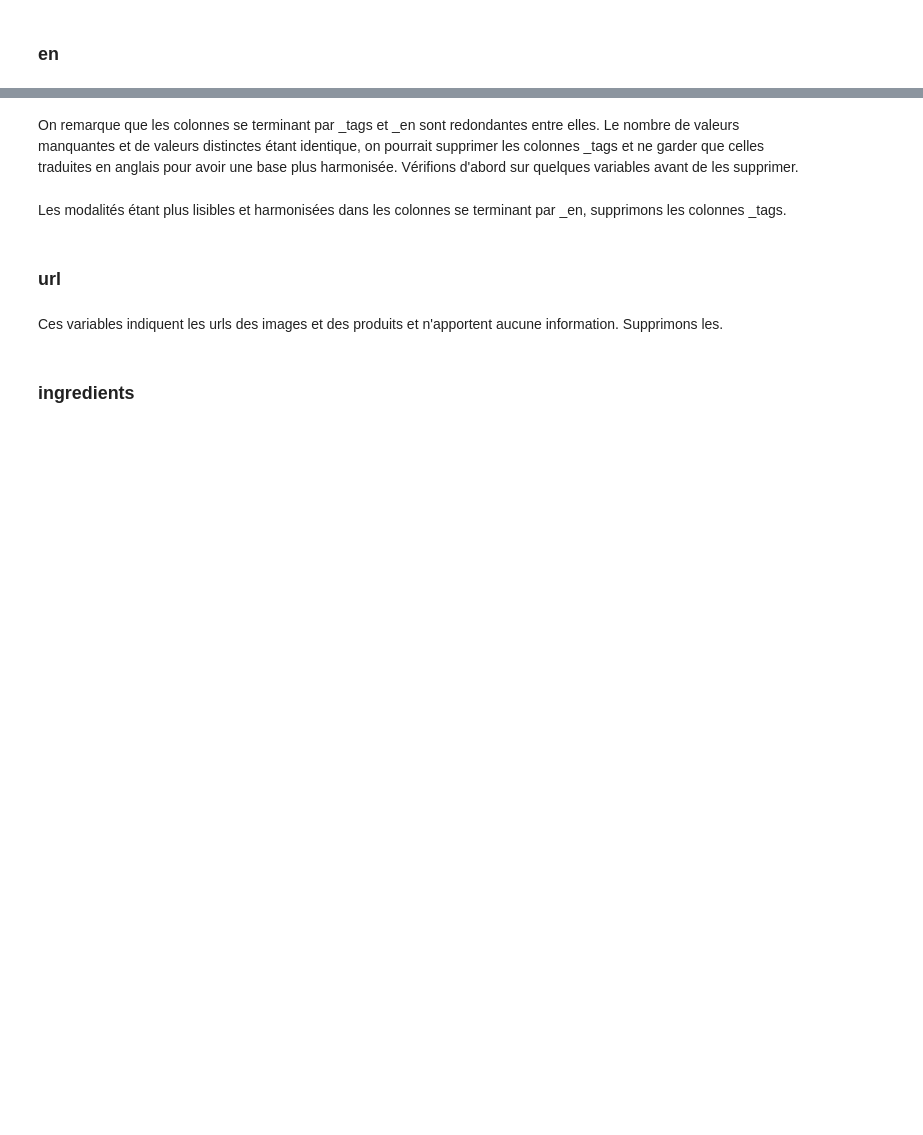
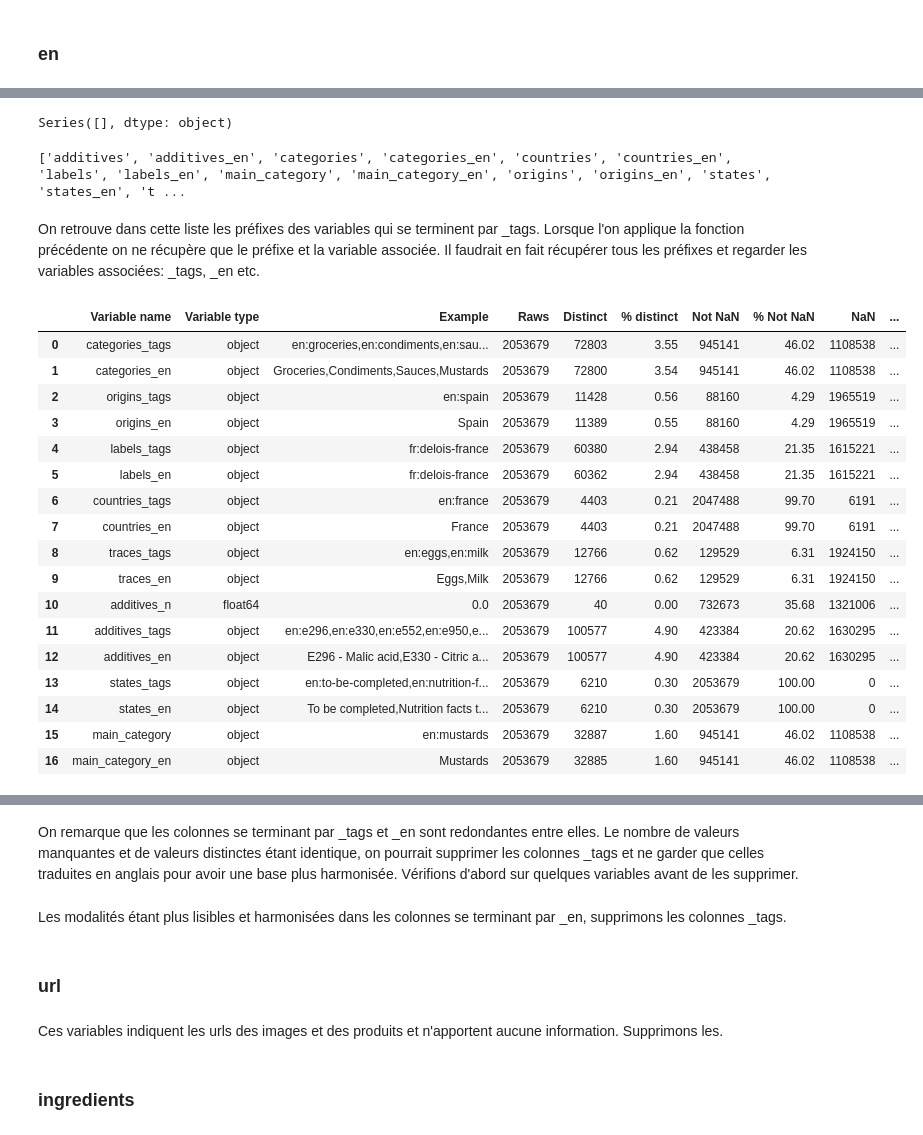
Before and after one commit to Milie-Mimi/OC_DS_Project3, a Jupyter notebook: Projet_3_Cleaning_EGR.ipynb, the cells around one changed output, grey strips where cells are left out. Cells and saved outputs as stored; diff of their text form; code cells hidden in the pictures; blank space fills up the shorter version.

```diff
--- a/Projet_3_Cleaning_EGR.ipynb
+++ b/Projet_3_Cleaning_EGR.ipynb
@@ -481,0 +529,10 @@ La documentation nous indique que ces variables sont la traduction des variables
+# %%
+openfoodfacts.iloc[:,openfoodfacts.columns.str.endswith('_en')].select_dtypes(exclude = ['object']).dtypes
+# %% [output]
+Series([], dtype: object)
+# %%
+print(liste_col_endswith(openfoodfacts_tags, 'en'))
+# %% [output]
+['additives', 'additives_en', 'categories', 'categories_en', 'countries', 'countries_en', 'labels', 'labels_en', 'main_category', 'main_category_en', 'origins', 'origins_en', 'states', 'states_en', 't ...
+# %% [markdown]
+On retrouve dans cette liste les préfixes des variables qui se terminent par _tags. Lorsque l'on applique la fonction précédente on ne récupère que le préfixe et la variable associée. Il faudrait en fait récupérer tous les préfixes et regarder les variables associées: _tags, _en etc.
@@ -481,0 +556,21 @@ La documentation nous indique que ces variables sont la traduction des variables
+# %%
+describe_variables(openfoodfacts_tags.iloc[:,openfoodfacts_tags.columns.isin(liste_col_en)])
+# %% [output]
+|  | Variable name | Variable type | Example | Raws | Distinct | % distinct | Not NaN | % Not NaN | NaN | ... |
+| 0 | categories_tags | object | en:groceries,en:condiments,en:sau... | 2053679 | 72803 | 3.55 | 945141 | 46.02 | 1108538 | ... |
+| 1 | categories_en | object | Groceries,Condiments,Sauces,Mustards | 2053679 | 72800 | 3.54 | 945141 | 46.02 | 1108538 | ... |
+| 2 | origins_tags | object | en:spain | 2053679 | 11428 | 0.56 | 88160 | 4.29 | 1965519 | ... |
+| 3 | origins_en | object | Spain | 2053679 | 11389 | 0.55 | 88160 | 4.29 | 1965519 | ... |
+| 4 | labels_tags | object | fr:delois-france | 2053679 | 60380 | 2.94 | 438458 | 21.35 | 1615221 | ... |
+| 5 | labels_en | object | fr:delois-france | 2053679 | 60362 | 2.94 | 438458 | 21.35 | 1615221 | ... |
+| 6 | countries_tags | object | en:france | 2053679 | 4403 | 0.21 | 2047488 | 99.70 | 6191 | ... |
+| 7 | countries_en | object | France | 2053679 | 4403 | 0.21 | 2047488 | 99.70 | 6191 | ... |
+| 8 | traces_tags | object | en:eggs,en:milk | 2053679 | 12766 | 0.62 | 129529 | 6.31 | 1924150 | ... |
+| 9 | traces_en | object | Eggs,Milk | 2053679 | 12766 | 0.62 | 129529 | 6.31 | 1924150 | ... |
+| 10 | additives_n | float64 | 0.0 | 2053679 | 40 | 0.00 | 732673 | 35.68 | 1321006 | ... |
+| 11 | additives_tags | object | en:e296,en:e330,en:e552,en:e950,e... | 2053679 | 100577 | 4.90 | 423384 | 20.62 | 1630295 | ... |
+| 12 | additives_en | object | E296 - Malic acid,E330 - Citric a... | 2053679 | 100577 | 4.90 | 423384 | 20.62 | 1630295 | ... |
+| 13 | states_tags | object | en:to-be-completed,en:nutrition-f... | 2053679 | 6210 | 0.30 | 2053679 | 100.00 | 0 | ... |
+| 14 | states_en | object | To be completed,Nutrition facts t... | 2053679 | 6210 | 0.30 | 2053679 | 100.00 | 0 | ... |
+| 15 | main_category | object | en:mustards | 2053679 | 32887 | 1.60 | 945141 | 46.02 | 1108538 | ... |
+| 16 | main_category_en | object | Mustards | 2053679 | 32885 | 1.60 | 945141 | 46.02 | 1108538 | ... |
```
Also changed, not shown: parts of 42 cells of this notebook.
